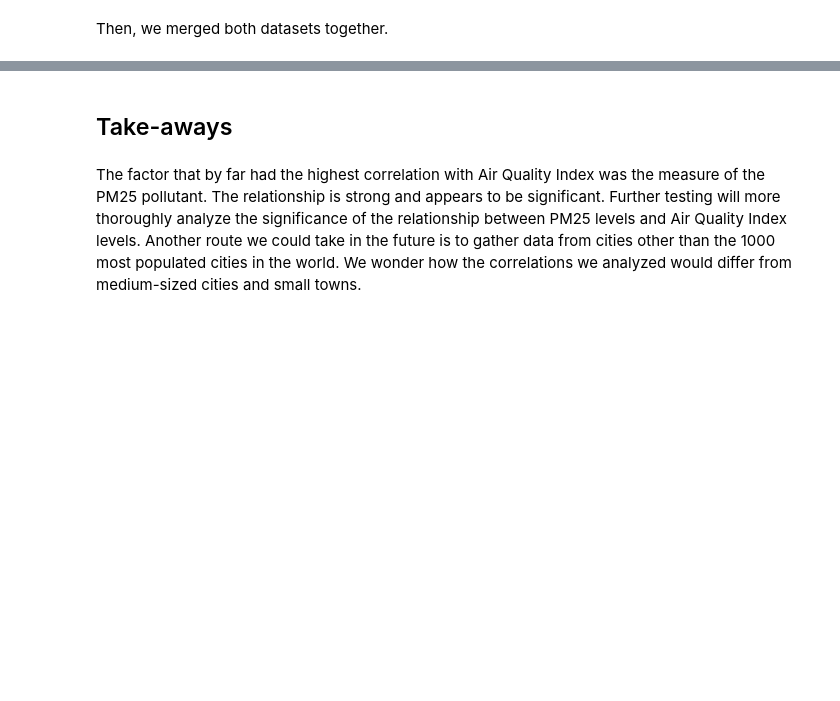
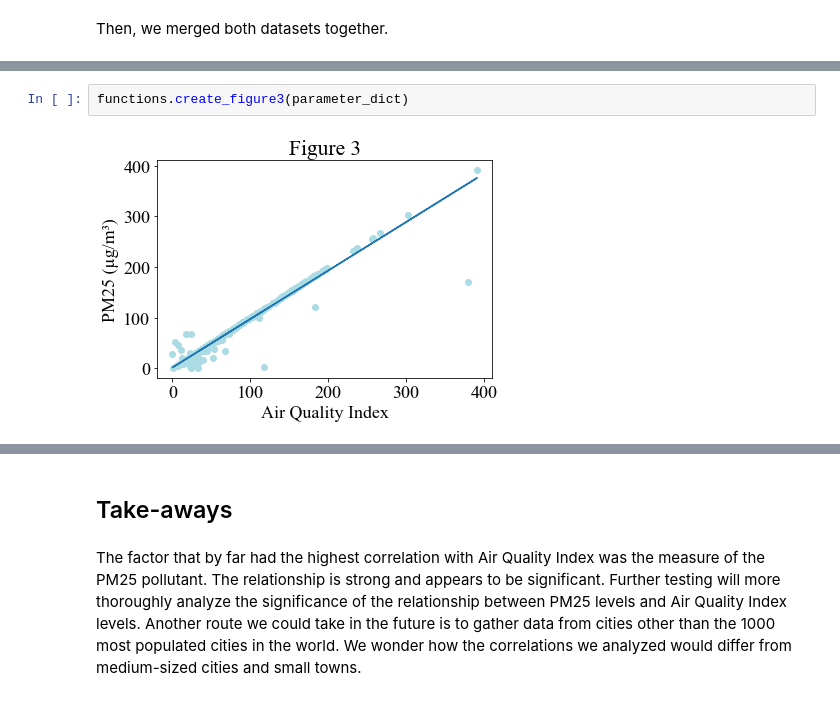
Before and after one commit to jhkaplan4050/SI330-final-project, a Jupyter notebook: presentation_notebook.ipynb, the cells around one changed output, grey strips where cells are left out. Drawn from its saved outputs; the diff is of its cells as text; blank space fills up the shorter version.

```diff
--- a/presentation_notebook.ipynb
+++ b/presentation_notebook.ipynb
@@ -125,0 +136,4 @@ time: 142 ms (started: 2021-12-04 15:42:54 -05:00)
+# %%
+functions.create_figure3(parameter_dict)
+# %% [output]
+[figure, added]
```
Also changed, not shown: parts of 20 cells of this notebook, 1 other file.
